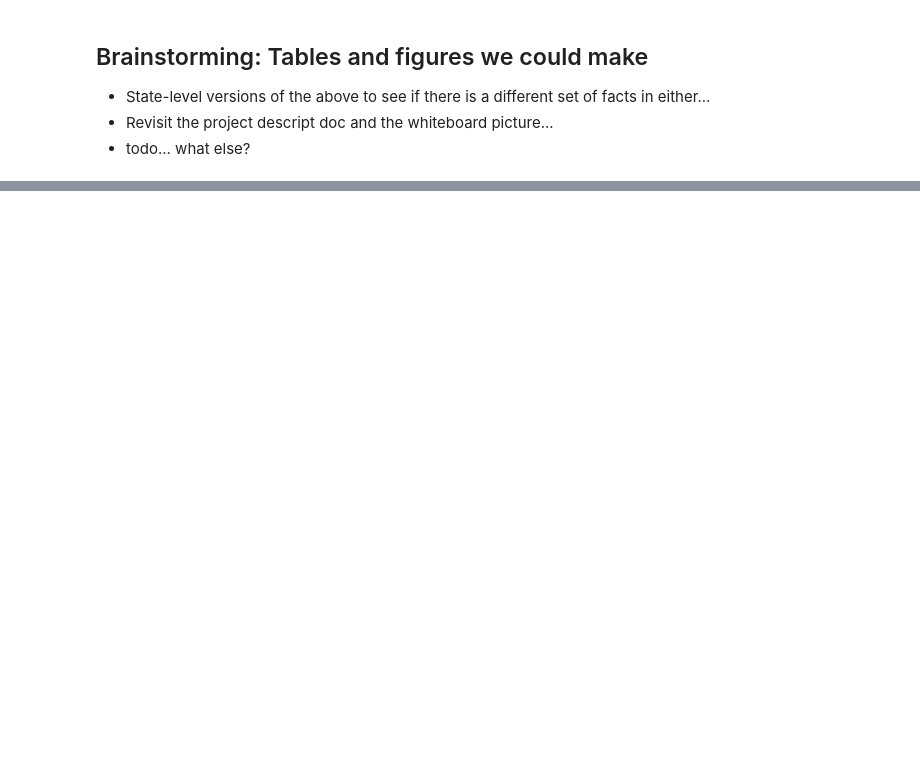
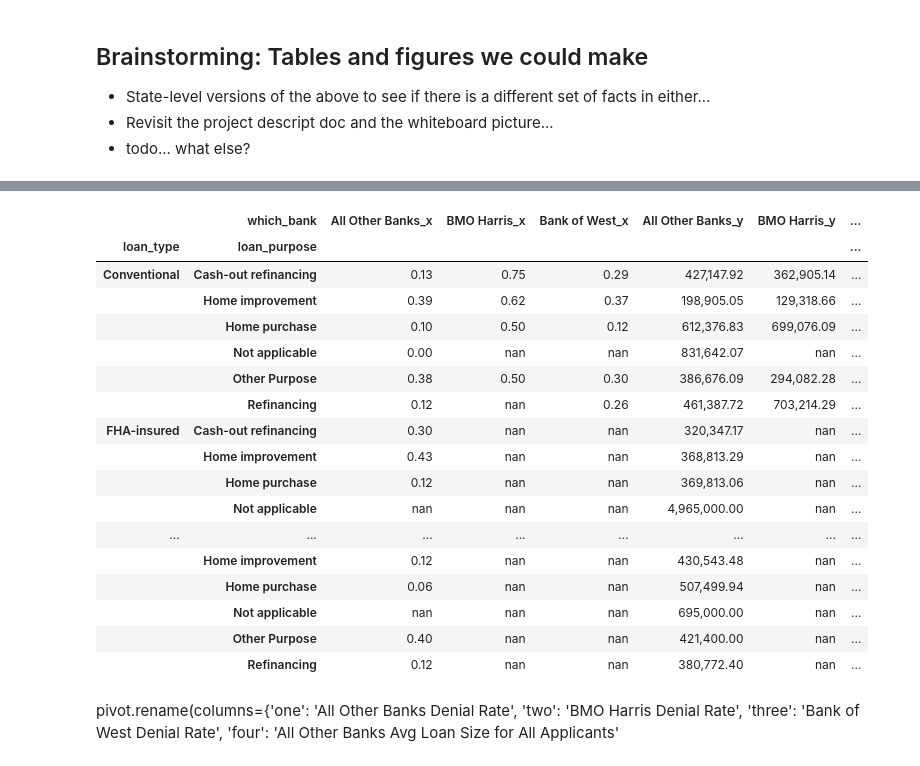
Before and after one commit to LeDataSciFi/FinTech-Capstone-2023, a Jupyter notebook: code/Analysis_aggregate_comps.ipynb, the cells around one changed output, grey strips where cells are left out. Cells and saved outputs as stored; diff of their text form; code cells hidden in the pictures; blank space fills up the shorter version.

```diff
--- a/code/Analysis_aggregate_comps.ipynb
+++ b/code/Analysis_aggregate_comps.ipynb
@@ -135,0 +206,33 @@ hmda.query('approved == 1').pivot_table(index=['loan_type', 'loan_purpose'],
+# %%
+pivot1 = apps.pivot_table(index=['loan_type', 'loan_purpose'], columns = ['which_bank'], values='denial', aggfunc='mean')
+pivot2 = hmda.query('approved == 1').pivot_table(index=['loan_type', 'loan_purpose'], columns = ['which_bank'], values='loan_amount', aggfunc='mean')
+pivot3 = hmda.pivot_table(index=['loan_type', 'loan_purpose'], columns = ['which_bank'], values='income', aggfunc='mean')
+pivot4 = hmda.query('approved == 1').pivot_table(index=['loan_type', 'loan_purpose'], columns = ['which_bank'], values='income', aggfunc='median')
+
+pivot = pivot1.merge(pivot2, left_index=True, right_index=True, how='outer')
+pivot = pivot.merge(pivot3, left_index=True, right_index=True, how='outer')
+pivot = pivot.merge(pivot4, left_index=True, right_index=True, how='outer')
+
+
+pivot.style.format('{:,.2f}')
+# %% [output]
+|  | which_bank | All Other Banks_x | BMO Harris_x | Bank of West_x | All Other Banks_y | BMO Harris_y | ... |
+| loan_type | loan_purpose |  |  |  |  |  | ... |
+| Conventional | Cash-out refinancing | 0.13 | 0.75 | 0.29 | 427,147.92 | 362,905.14 | ... |
+|  | Home improvement | 0.39 | 0.62 | 0.37 | 198,905.05 | 129,318.66 | ... |
+|  | Home purchase | 0.10 | 0.50 | 0.12 | 612,376.83 | 699,076.09 | ... |
+|  | Not applicable | 0.00 | nan | nan | 831,642.07 | nan | ... |
+|  | Other Purpose | 0.38 | 0.50 | 0.30 | 386,676.09 | 294,082.28 | ... |
+|  | Refinancing | 0.12 | nan | 0.26 | 461,387.72 | 703,214.29 | ... |
+| FHA-insured | Cash-out refinancing | 0.30 | nan | nan | 320,347.17 | nan | ... |
+|  | Home improvement | 0.43 | nan | nan | 368,813.29 | nan | ... |
+|  | Home purchase | 0.12 | nan | nan | 369,813.06 | nan | ... |
+|  | Not applicable | nan | nan | nan | 4,965,000.00 | nan | ... |
+| ... | ... | ... | ... | ... | ... | ... | ... |
+|  | Home improvement | 0.12 | nan | nan | 430,543.48 | nan | ... |
+|  | Home purchase | 0.06 | nan | nan | 507,499.94 | nan | ... |
+|  | Not applicable | nan | nan | nan | 695,000.00 | nan | ... |
+|  | Other Purpose | 0.40 | nan | nan | 421,400.00 | nan | ... |
+|  | Refinancing | 0.12 | nan | nan | 380,772.40 | nan | ... |
+# %% [markdown]
+pivot.rename(columns={'one': 'All Other Banks Denial Rate', 'two': 'BMO Harris Denial Rate', 'three': 'Bank of West Denial Rate', 'four': 'All Other Banks Avg Loan Size for All Applicants'
```
Also changed, not shown: parts of 6 cells of this notebook.
